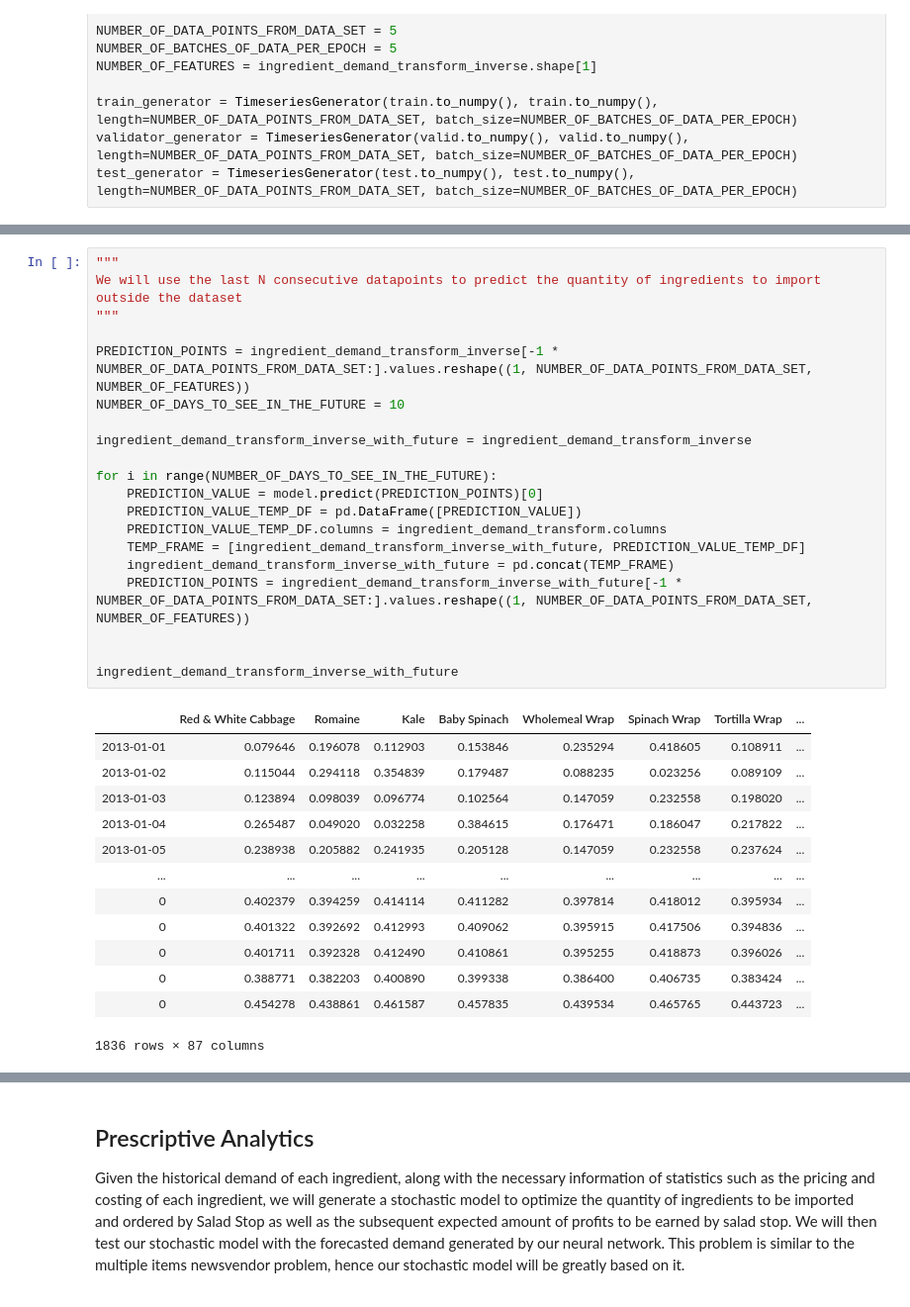
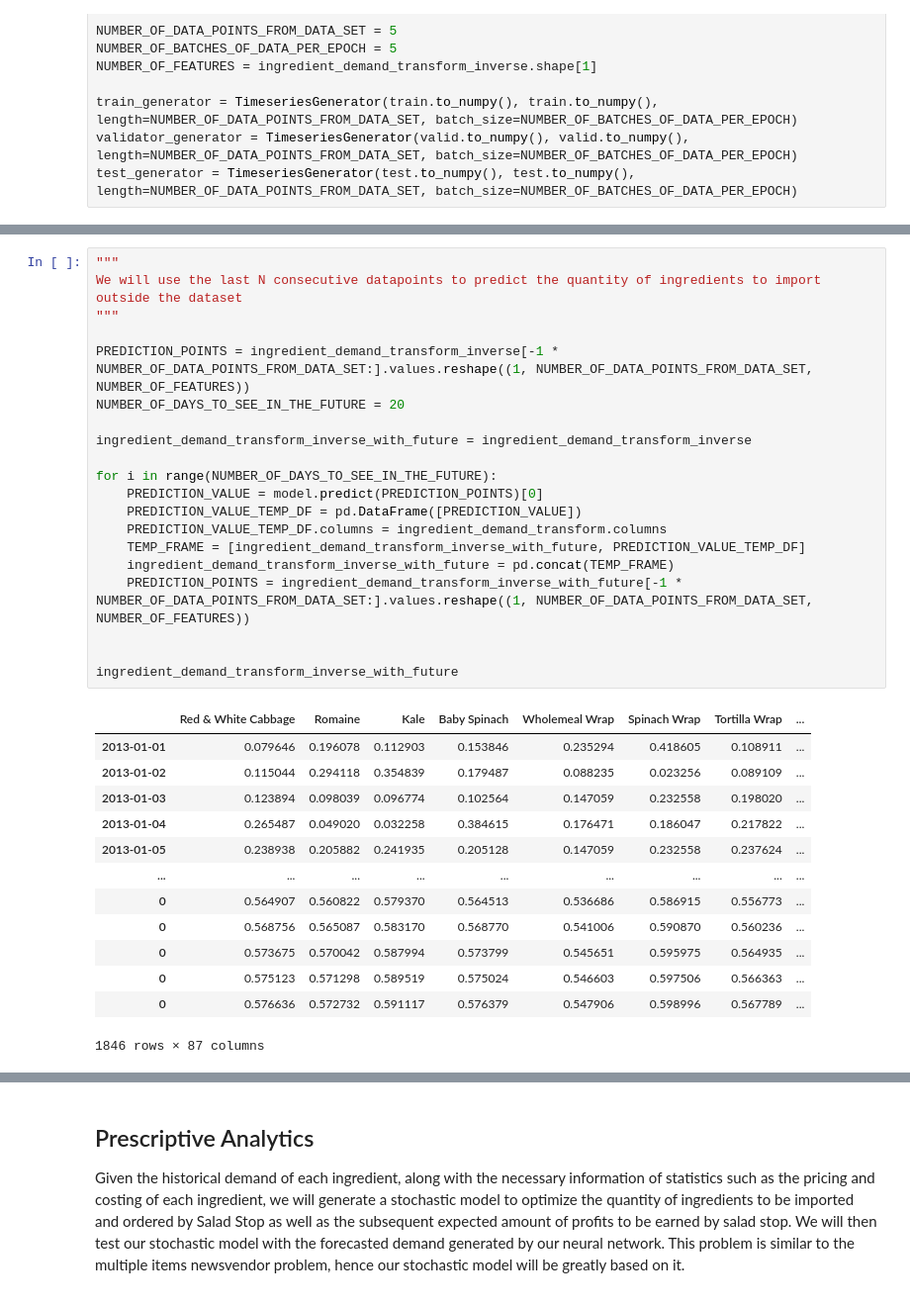
Before and after one commit to qy2000/bc2410-salad-LOP, a Jupyter notebook: ipynb/Ingredient_Order_Optimiser_Source_Code.ipynb, the cells around one changed output, grey strips where cells are left out. Shown at 99% size. Cells and saved outputs as stored; diff of their text form.

```diff
--- a/ipynb/Ingredient_Order_Optimiser_Source_Code.ipynb
+++ b/ipynb/Ingredient_Order_Optimiser_Source_Code.ipynb
@@ -268,37 +261,37 @@ pyplot.show()
 # %%
 """
 We will use the last N consecutive datapoints to predict the quantity of ingredients to import outside the dataset
 """
 
 PREDICTION_POINTS = ingredient_demand_transform_inverse[-1 * NUMBER_OF_DATA_POINTS_FROM_DATA_SET:].values.reshape((1, NUMBER_OF_DATA_POINTS_FROM_DATA_SET, NUMBER_OF_FEATURES))
-NUMBER_OF_DAYS_TO_SEE_IN_THE_FUTURE = 10
+NUMBER_OF_DAYS_TO_SEE_IN_THE_FUTURE = 20
 
 ingredient_demand_transform_inverse_with_future = ingredient_demand_transform_inverse
 
 for i in range(NUMBER_OF_DAYS_TO_SEE_IN_THE_FUTURE):
     PREDICTION_VALUE = model.predict(PREDICTION_POINTS)[0]
     PREDICTION_VALUE_TEMP_DF = pd.DataFrame([PREDICTION_VALUE])
     PREDICTION_VALUE_TEMP_DF.columns = ingredient_demand_transform.columns
     TEMP_FRAME = [ingredient_demand_transform_inverse_with_future, PREDICTION_VALUE_TEMP_DF]
     ingredient_demand_transform_inverse_with_future = pd.concat(TEMP_FRAME)
     PREDICTION_POINTS = ingredient_demand_transform_inverse_with_future[-1 * NUMBER_OF_DATA_POINTS_FROM_DATA_SET:].values.reshape((1, NUMBER_OF_DATA_POINTS_FROM_DATA_SET, NUMBER_OF_FEATURES))
 
 
 ingredient_demand_transform_inverse_with_future
 # %% [output]
 |  | Red & White Cabbage | Romaine | Kale | Baby Spinach | Wholemeal Wrap | Spinach Wrap | Tortilla Wrap | ... |
 | 2013-01-01 | 0.079646 | 0.196078 | 0.112903 | 0.153846 | 0.235294 | 0.418605 | 0.108911 | ... |
 | 2013-01-02 | 0.115044 | 0.294118 | 0.354839 | 0.179487 | 0.088235 | 0.023256 | 0.089109 | ... |
 | 2013-01-03 | 0.123894 | 0.098039 | 0.096774 | 0.102564 | 0.147059 | 0.232558 | 0.198020 | ... |
 | 2013-01-04 | 0.265487 | 0.049020 | 0.032258 | 0.384615 | 0.176471 | 0.186047 | 0.217822 | ... |
 | 2013-01-05 | 0.238938 | 0.205882 | 0.241935 | 0.205128 | 0.147059 | 0.232558 | 0.237624 | ... |
 | ... | ... | ... | ... | ... | ... | ... | ... | ... |
-| 0 | 0.402379 | 0.394259 | 0.414114 | 0.411282 | 0.397814 | 0.418012 | 0.395934 | ... |
-| 0 | 0.401322 | 0.392692 | 0.412993 | 0.409062 | 0.395915 | 0.417506 | 0.394836 | ... |
-| 0 | 0.401711 | 0.392328 | 0.412490 | 0.410861 | 0.395255 | 0.418873 | 0.396026 | ... |
-| 0 | 0.388771 | 0.382203 | 0.400890 | 0.399338 | 0.386400 | 0.406735 | 0.383424 | ... |
-| 0 | 0.454278 | 0.438861 | 0.461587 | 0.457835 | 0.439534 | 0.465765 | 0.443723 | ... |
+| 0 | 0.564907 | 0.560822 | 0.579370 | 0.564513 | 0.536686 | 0.586915 | 0.556773 | ... |
+| 0 | 0.568756 | 0.565087 | 0.583170 | 0.568770 | 0.541006 | 0.590870 | 0.560236 | ... |
+| 0 | 0.573675 | 0.570042 | 0.587994 | 0.573799 | 0.545651 | 0.595975 | 0.564935 | ... |
+| 0 | 0.575123 | 0.571298 | 0.589519 | 0.575024 | 0.546603 | 0.597506 | 0.566363 | ... |
+| 0 | 0.576636 | 0.572732 | 0.591117 | 0.576379 | 0.547906 | 0.598996 | 0.567789 | ... |
-1836 rows × 87 columns
+1846 rows × 87 columns
 # %%
 """
 Extract forecasted demand to be used later in our stochastic model
```
Also changed, not shown: parts of 22 cells of this notebook.
